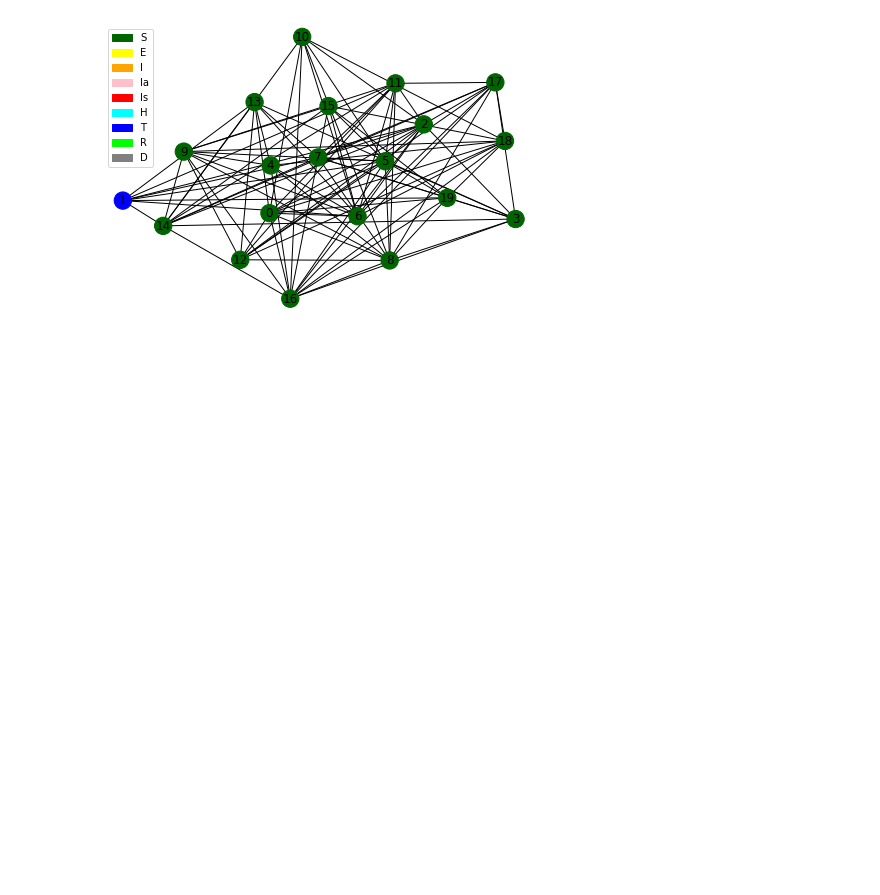
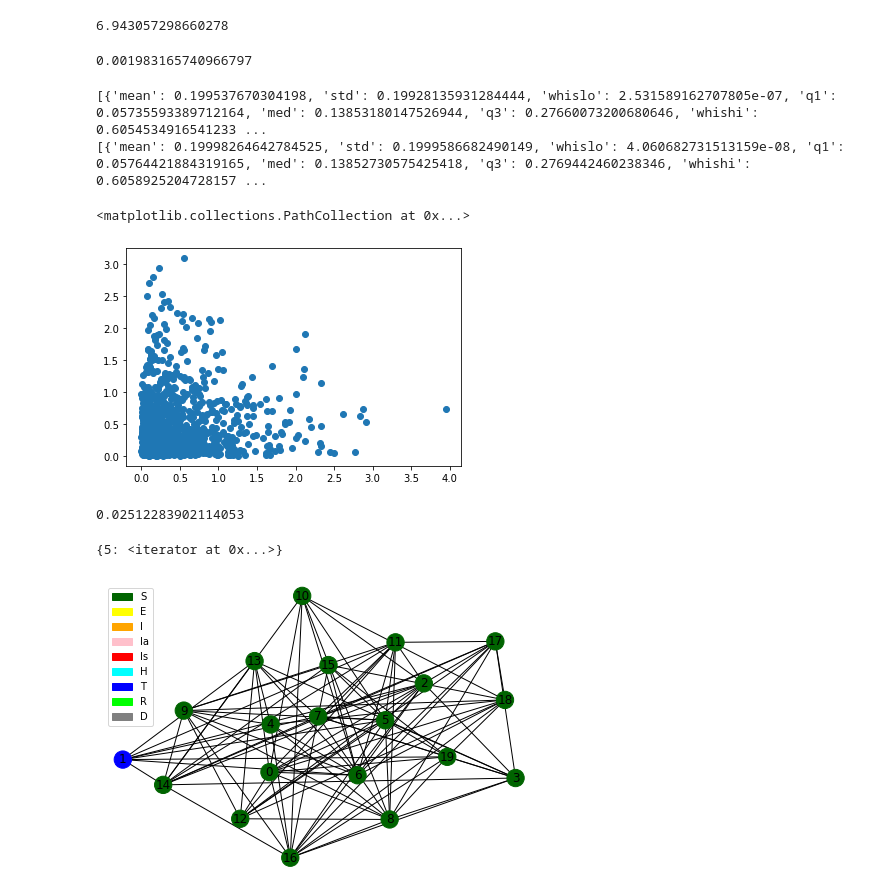
Before and after one commit to andrei-rusu/contact-tracing-model, a Jupyter notebook: RandomExp.ipynb, the cells around one changed output. Cells and saved outputs as stored; diff of their text form; code cells hidden in the pictures; blank space fills up the shorter version.

```diff
--- a/RandomExp.ipynb
+++ b/RandomExp.ipynb
@@ -42,0 +76,34 @@ x.upper()
+# %%
+lamda = 5
+size = 1000
+# %%
+from time import time
+t1=time()
+one = np.ndarray((size))
+for i in range(size):
+    one[i] = random.expovariate(lamda)
+t2=time()
+t2-t1
+# %% [output]
+6.943057298660278
+# %%
+t1=time()
+for i in range(50):
+    many = np.random.exponential(1/lamda, size)
+t2=time()
+t2-t1
+# %% [output]
+0.001983165740966797
+# %%
+import lib.utils as ut
+print(ut.get_boxplot_statistics(one))
+print(ut.get_boxplot_statistics(many))
+# %% [output]
+[{'mean': 0.199537670304198, 'std': 0.19928135931284444, 'whislo': 2.531589162707805e-07, 'q1': 0.05735593389712164, 'med': 0.13853180147526944, 'q3': 0.27660073200680646, 'whishi': 0.6054534916541233 ...
+[{'mean': 0.19998264642784525, 'std': 0.1999586682490149, 'whislo': 4.060682731513159e-08, 'q1': 0.05764421884319165, 'med': 0.13852730575425418, 'q3': 0.2769442460238346, 'whishi': 0.6058925204728157 ...
+# %%
+import matplotlib.pyplot as plt
+plt.scatter(one, many)
+# %% [output]
+<matplotlib.collections.PathCollection at 0x...>
+[figure, added]
@@ -43,3 +126,11 @@ x.upper()
+# %%
+el.get_next_sample(5)
+# %% [output]
+0.02512283902114053
+# %%
+el
+# %% [output]
+{5: <iterator at 0x...>}
 # %%
 know = net.get_dual(true)
 # %%
```
Also changed, not shown: parts of 15 cells of this notebook, 13 other files.
